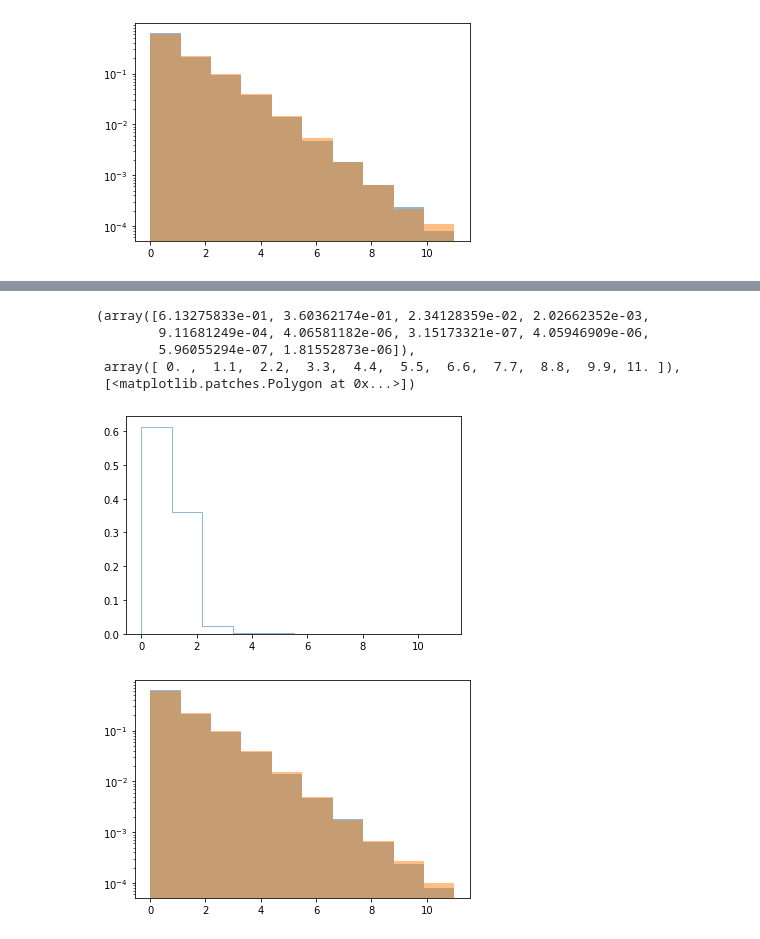
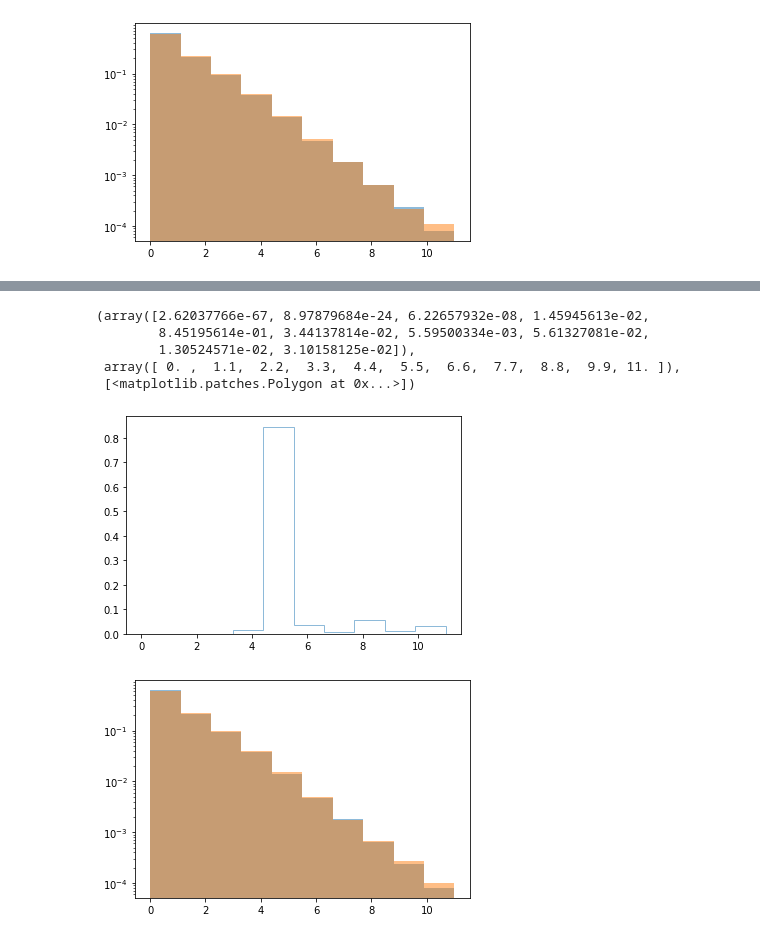
Before and after one commit to janjaek/DSEA-test, a Jupyter notebook: test.ipynb, the cells around one changed output, grey strips where cells are left out. Saved outputs shown, nothing was run; the diff lists cells and outputs as text; code cells hidden in the pictures.

Commit message:
reted contr

```diff
--- a/test.ipynb
+++ b/test.ipynb
@@ -35,12 +35,13 @@ def rate_contr(contr):
     indices=[]
     contr_1st=contr.argsort()[:,-1]#returns indices of the highest value
     contr_2nd=contr.argsort()[:,-2]#return indices of the 2nd highest value
+
     contr_gap=contr_1st-contr_2nd#array of distances between the highest and 2nd highest bin
     for i in range(len(contr)):
-        if contr_gap[i]>1:
+        if contr_gap[i]>2:
             rating=rating+1
             indices.append(i)
-        elif contr_gap[i]<(-1):
+        elif contr_gap[i]<(-2):
             rating=rating+1
             indices.append(i)
 
@@ -135,7 +128,7 @@ from matplotlib import pyplot as plt
 from cherenkovdeconvolution import dsea
 from sklearn.tree import ExtraTreeClassifier
 
-f_est2, contr = dsea(X_test, X_train, Y_train, ExtraTreeClassifier(),fixweighting = False, K = 3,return_contributions = True)
+f_est2, contr_extra = dsea(X_test, X_train, Y_train, ExtraTreeClassifier(),fixweighting = False, K = 3,return_contributions = True)
 plt.hist(range(12), weights = f_true, alpha = 0.5)
 plt.hist(range(12), weights = f_est2, alpha = 0.5)
 
@@ -169,7 +153,7 @@ for i in range(0,12):
 # %%
 from cherenkovdeconvolution import dsea
 from sklearn.ensemble import RandomForestClassifier
-f_est3, contr = dsea(X_test, X_train, Y_train,RandomForestClassifier(), K=3, return_contributions = True)
+f_est3, contr_rf = dsea(X_test, X_train, Y_train,RandomForestClassifier(), K=3, return_contributions = True)
 plt.hist(range(12), weights = f_true, alpha = 0.5)
 plt.hist(range(12), weights = f_est3, alpha = 0.5)
 plt.yscale('log')
@@ -200,12 +163,14 @@ for i in range(0,12):
 # %%
-plt.hist(range(12), weights = contr[12], alpha = 0.5, histtype = 'step')
+x_3,y_3=rate_contr(contr_rf)
+
+plt.hist(range(12), weights = contr[y_3[10]], alpha = 0.5, histtype = 'step')
 # %% [output]
-(array([6.13275833e-01, 3.60362174e-01, 2.34128359e-02, 2.02662352e-03,
-        9.11681249e-04, 4.06581182e-06, 3.15173321e-07, 4.05946909e-06,
-        5.96055294e-07, 1.81552873e-06]),
+(array([2.62037766e-67, 8.97879684e-24, 6.22657932e-08, 1.45945613e-02,
+        8.45195614e-01, 3.44137814e-02, 5.59500334e-03, 5.61327081e-02,
+        1.30524571e-02, 3.10158125e-02]),
  array([ 0. ,  1.1,  2.2,  3.3,  4.4,  5.5,  6.6,  7.7,  8.8,  9.9, 11. ]),
  [<matplotlib.patches.Polygon at 0x...>])
-[figure, old version]
+[figure, new version]
 # %%
 from cherenkovdeconvolution import dsea
 from sklearn.tree import DecisionTreeClassifier
```
Also changed, not shown: parts of 8 cells of this notebook, 1 other file.
